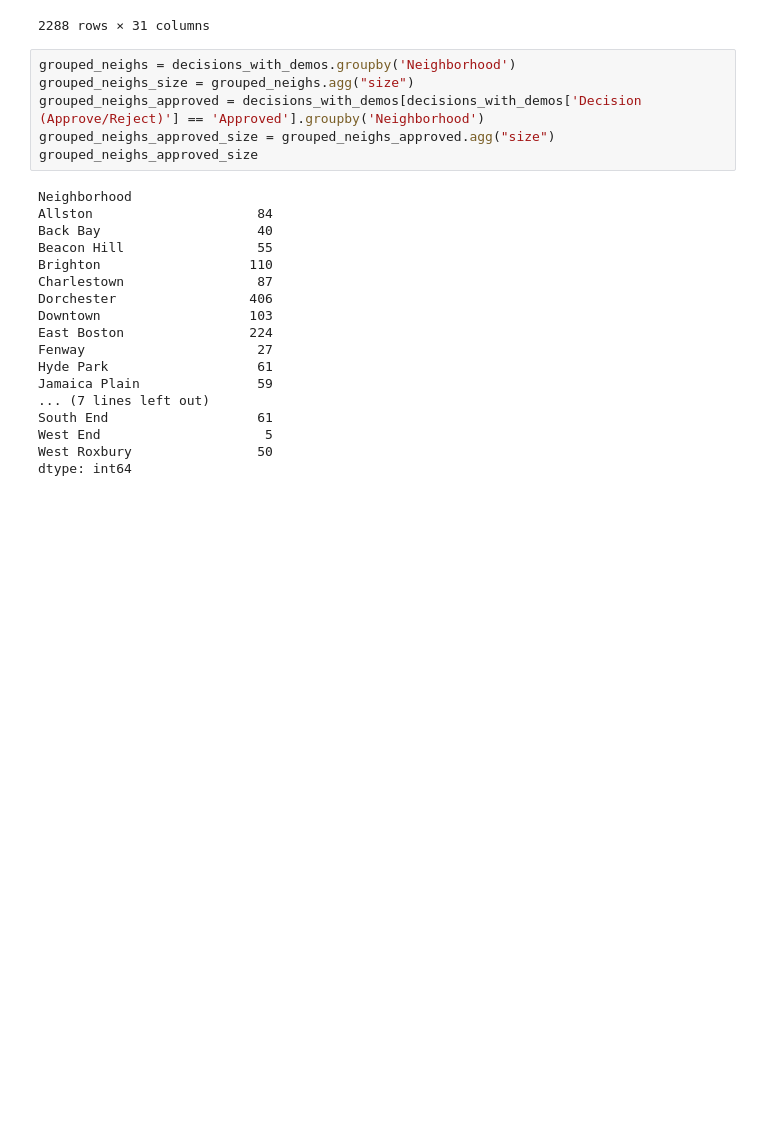
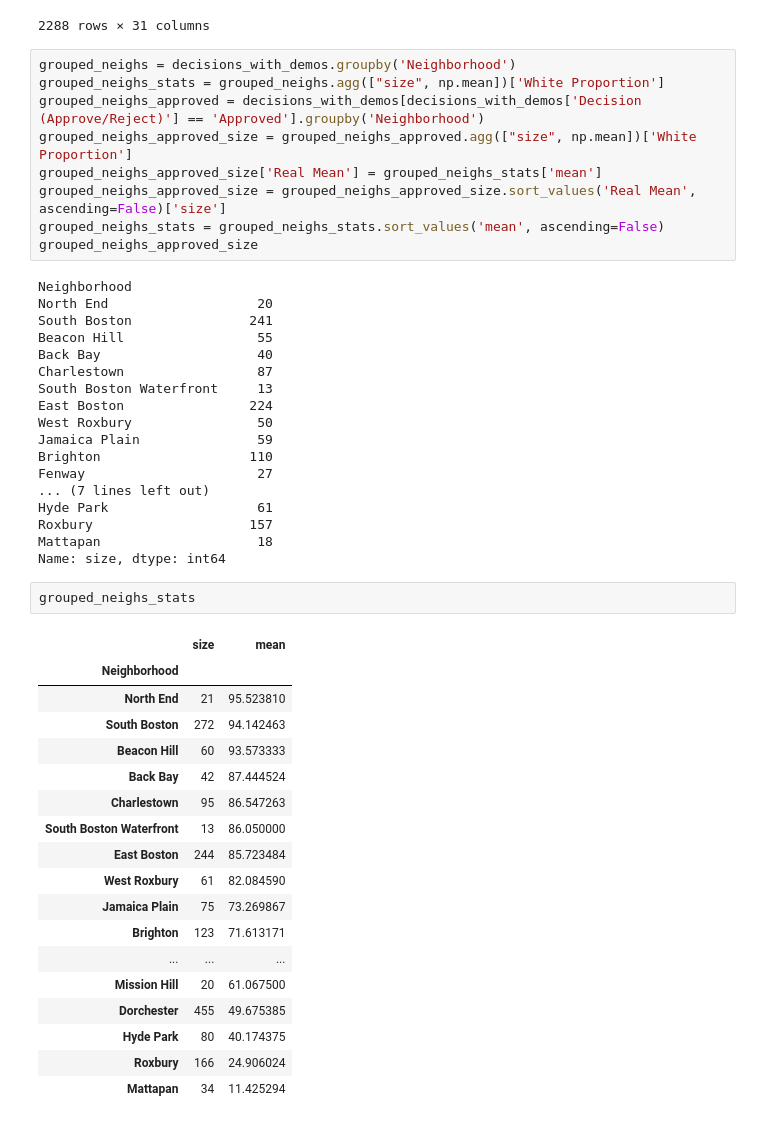
Before and after one commit to BU-Spark/CS506-Fall2020-Projects, a Jupyter notebook: bay_state_banner/deliverable_1/zba_analysis.ipynb, the cells around one changed output. Saved outputs shown, nothing was run; the diff lists cells and outputs as text; blank space fills up the shorter version.

```diff
--- a/bay_state_banner/deliverable_1/zba_analysis.ipynb
+++ b/bay_state_banner/deliverable_1/zba_analysis.ipynb
@@ -248,27 +248,51 @@ decisions_with_demos
 2288 rows × 31 columns
 # %%
 grouped_neighs = decisions_with_demos.groupby('Neighborhood')
-grouped_neighs_size = grouped_neighs.agg("size")
+grouped_neighs_stats = grouped_neighs.agg(["size", np.mean])['White Proportion']
 grouped_neighs_approved = decisions_with_demos[decisions_with_demos['Decision (Approve/Reject)'] == 'Approved'].groupby('Neighborhood')
-grouped_neighs_approved_size = grouped_neighs_approved.agg("size")
+grouped_neighs_approved_size = grouped_neighs_approved.agg(["size", np.mean])['White Proportion']
+grouped_neighs_approved_size['Real Mean'] = grouped_neighs_stats['mean']
+grouped_neighs_approved_size = grouped_neighs_approved_size.sort_values('Real Mean', ascending=False)['size']
+grouped_neighs_stats = grouped_neighs_stats.sort_values('mean', ascending=False)
 grouped_neighs_approved_size
 # %% [output]
 Neighborhood
-Allston                     84
+North End                   20
+South Boston               241
+Beacon Hill                 55
 Back Bay                    40
-Beacon Hill                 55
+Charlestown                 87
+South Boston Waterfront     13
+East Boston                224
+West Roxbury                50
+Jamaica Plain               59
 Brighton                   110
-Charlestown                 87
-Dorchester                 406
-Downtown                   103
-East Boston                224
 Fenway                      27
+... (7 lines left out)
 Hyde Park                   61
-Jamaica Plain               59
-... (7 lines left out)
-South End                   61
-West End                     5
-West Roxbury                50
-dtype: int64
+Roxbury                    157
+Mattapan                    18
+Name: size, dtype: int64
+# %%
+grouped_neighs_stats
+# %% [output]
+|  | size | mean |
+| Neighborhood |  |  |
+| North End | 21 | 95.523810 |
+| South Boston | 272 | 94.142463 |
+| Beacon Hill | 60 | 93.573333 |
+| Back Bay | 42 | 87.444524 |
+| Charlestown | 95 | 86.547263 |
+| South Boston Waterfront | 13 | 86.050000 |
+| East Boston | 244 | 85.723484 |
+| West Roxbury | 61 | 82.084590 |
+| Jamaica Plain | 75 | 73.269867 |
+| Brighton | 123 | 71.613171 |
+| ... | ... | ... |
+| Mission Hill | 20 | 61.067500 |
+| Dorchester | 455 | 49.675385 |
+| Hyde Park | 80 | 40.174375 |
+| Roxbury | 166 | 24.906024 |
+| Mattapan | 34 | 11.425294 |
 # %%
 num_approved = grouped_neighs_approved_size.values
```
Also changed, not shown: parts of 1 cell of this notebook.
